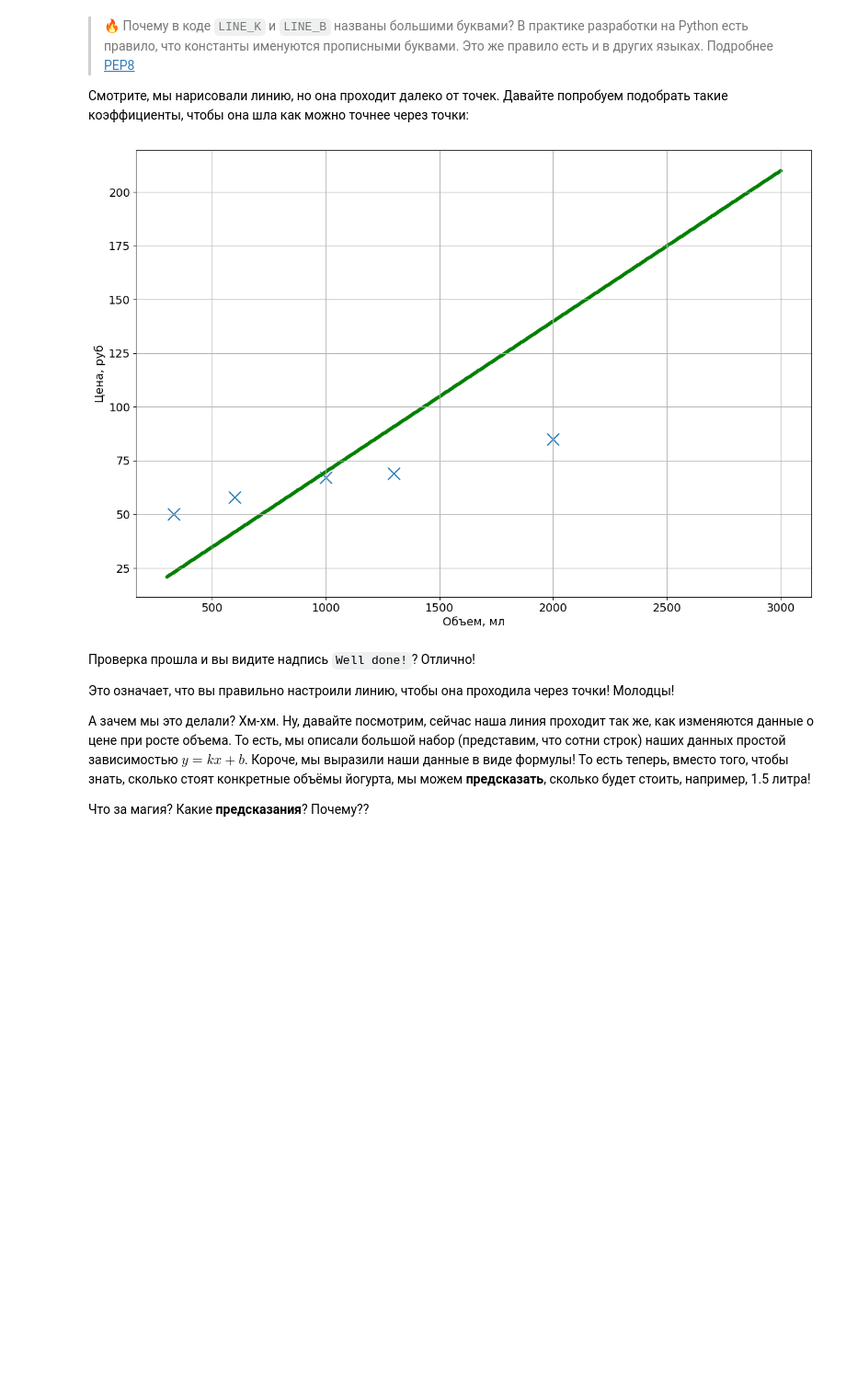
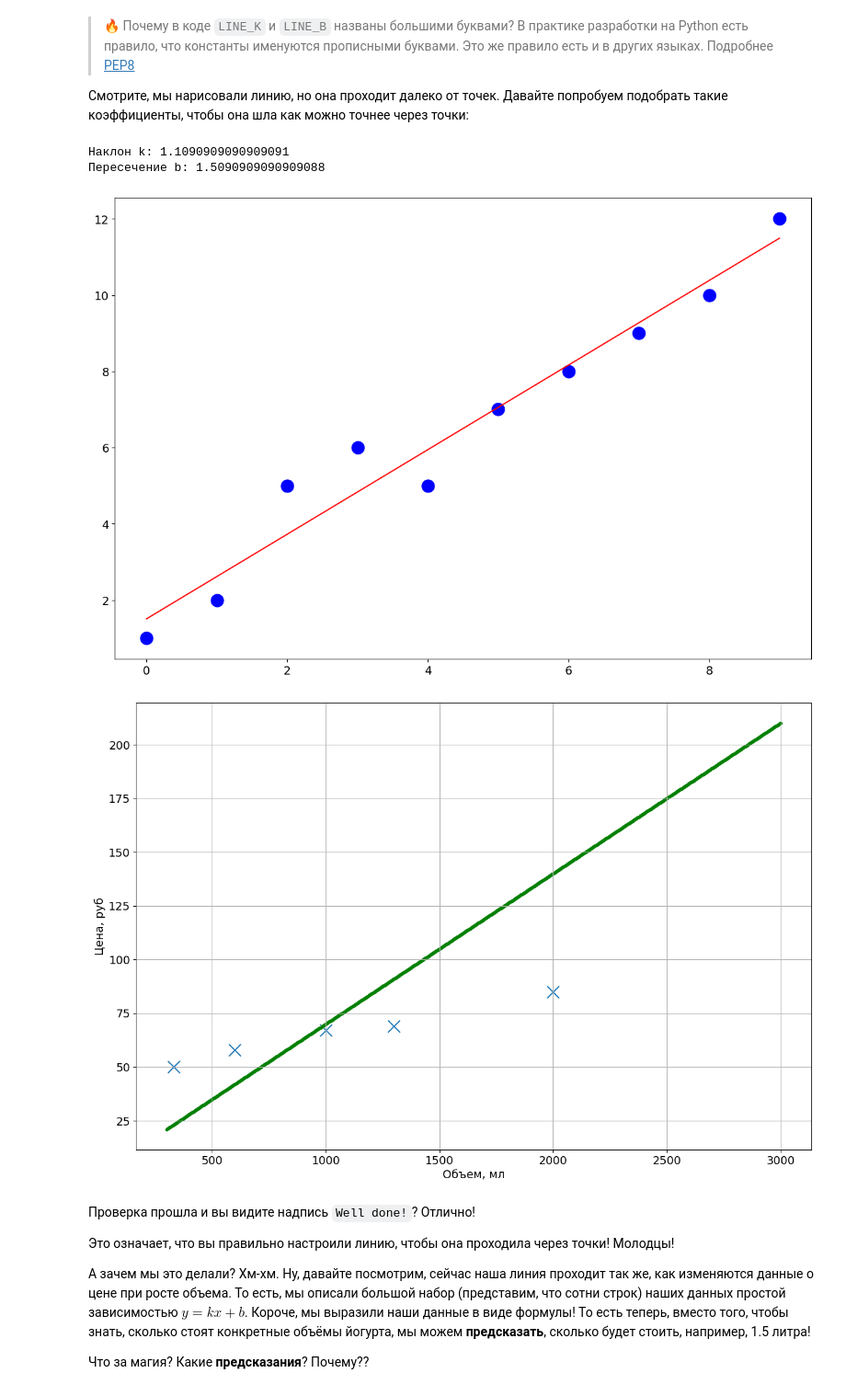
Before and after one commit to Ulugbek9403/ml_edu, a Jupyter notebook: notebooks/10_Regression.ipynb, the cells around one changed output. Shown: that part at 92% size. Drawn from its saved outputs; the diff is of its cells as text; code cells hidden in the pictures; blank space fills up the shorter version.

```diff
--- a/notebooks/10_Regression.ipynb
+++ b/notebooks/10_Regression.ipynb
@@ -149,22 +149,42 @@ plt.grid()
 
 Смотрите, мы нарисовали линию, но она проходит далеко от точек. Давайте попробуем подобрать такие коэффициенты, чтобы она шла как можно точнее через точки:
 # %%
-# TODO - подберите коэффициенты так, чтобы линия лучше всего пересекалась с точками
-# NOTE - если вы сможете провести прямую линию ровно через все точки в этих данных - вау! Но вообще, это невозможно =)
+MAX_OVERFLOW = 100
+TOTAL = 5
+URL_TEMPLATE = "https://example.com"
+import numpy as np
+
+x = np.array([0, 1, 2, 3, 4, 5, 6, 7, 8, 9])
+y = np.array([1, 2, 5, 6, 5, 7, 8, 9, 10, 12])
+
+coefficients = np.polyfit(x, y, 1)
+LINE_K, LINE_B = coefficients
+print("Наклон k:", LINE_K)
+print("Пересечение b:", LINE_B)
+import matplotlib.pyplot as plt
+
+
+plt.scatter(x, y, color='blue')
+plt.plot(x, LINE_K * x + LINE_B, color='red')
+plt.show()
+
 LINE_K = 0.07
 LINE_B = 0
 
 x_points = np.linspace(300, 3000, 1000)
 y_points = x_points * LINE_K + LINE_B
 
 plt.scatter(x="volume", y="price_rub", data=df_yogurths, marker="x")
 plt.scatter(x_points, y_points, c="g", s=10)
 plt.xlabel("Объем, мл")
 plt.ylabel("Цена, руб")
 plt.grid()
 plt.show()
 # %% [output]
+Наклон k: 1.1090909090909091
+Пересечение b: 1.5090909090909088
-[figure, old version]
+[figure, new version]
+[figure, added]
 # %%
 def predict_price(volumes):
     """
```
Also changed, not shown: parts of 1 cell of this notebook.
